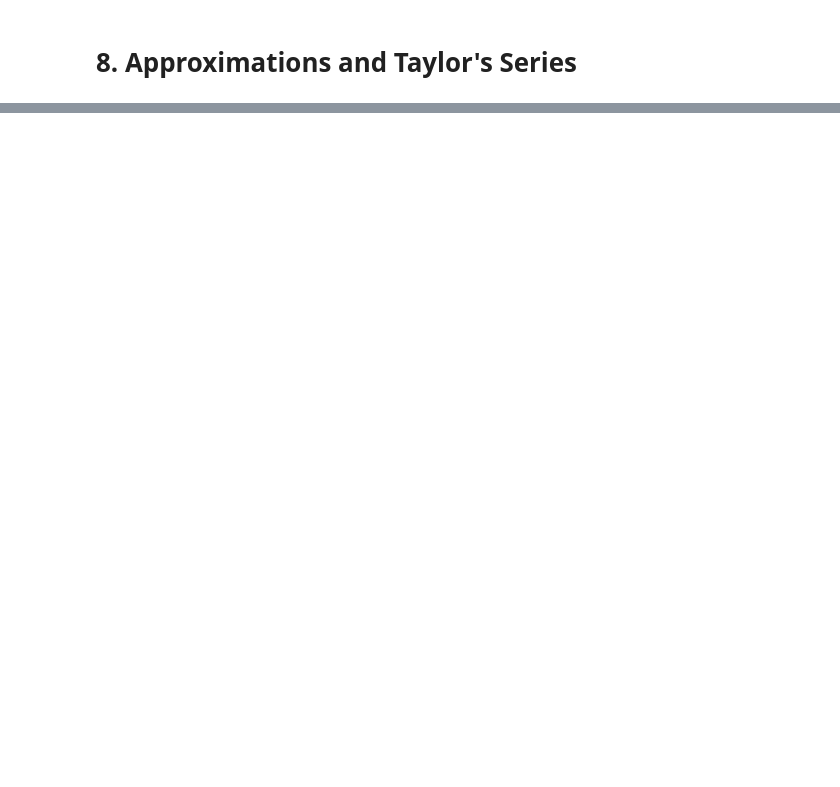
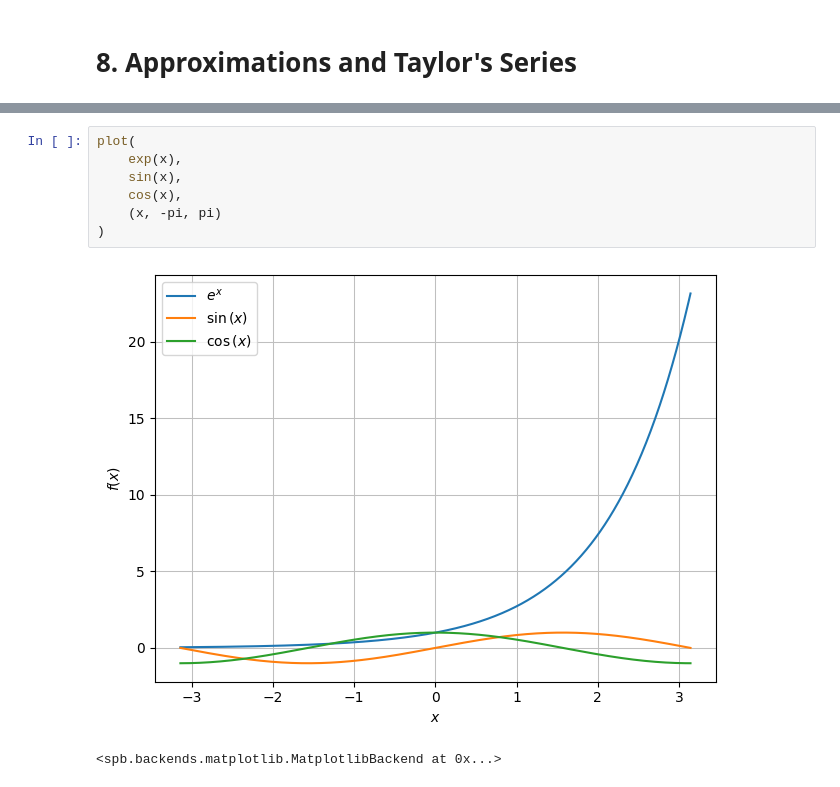
Before and after one commit to James-G-Hill/Sympy-Companion-to-Mathematics-Form-and-Function, a Jupyter notebook: ch06_concepts_of_calculus/08_approximations_and_taylors_series.ipynb, the cells around one changed output, grey strips where cells are left out. Saved outputs shown, nothing was run; the diff lists cells and outputs as text; blank space fills up the shorter version.

```diff
--- a/ch06_concepts_of_calculus/08_approximations_and_taylors_series.ipynb
+++ b/ch06_concepts_of_calculus/08_approximations_and_taylors_series.ipynb
@@ -96,0 +123,10 @@ plt.show()
+# %%
+plot(
+    exp(x),
+    sin(x),
+    cos(x),
+    (x, -pi, pi)
+)
+# %% [output]
+[figure, added]
+<spb.backends.matplotlib.MatplotlibBackend at 0x...>
```
Also changed, not shown: parts of 20 cells of this notebook.
